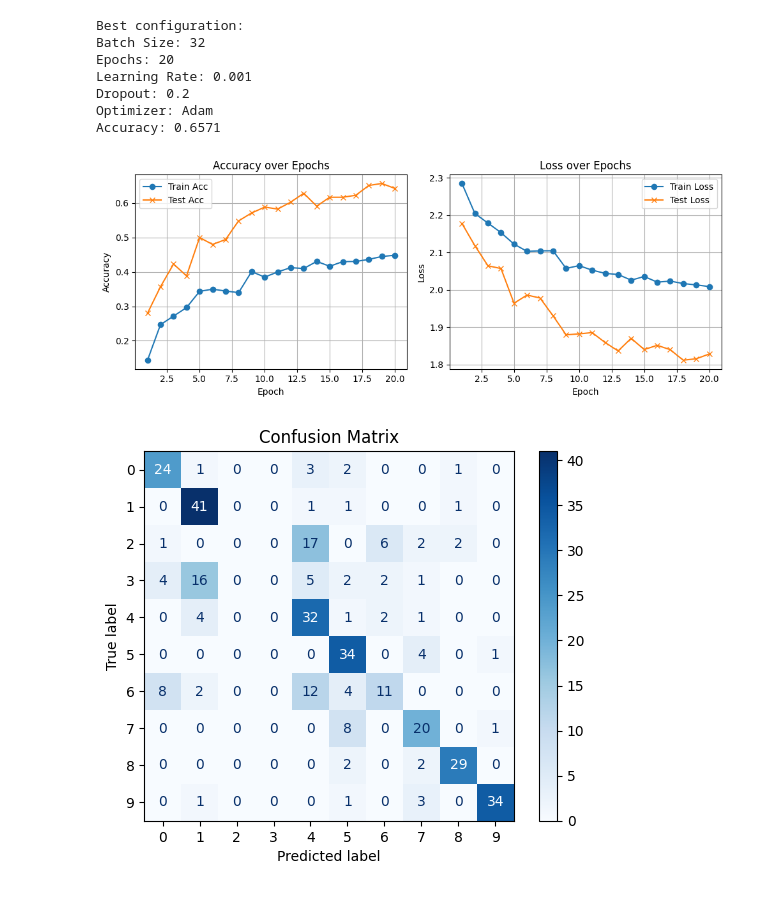
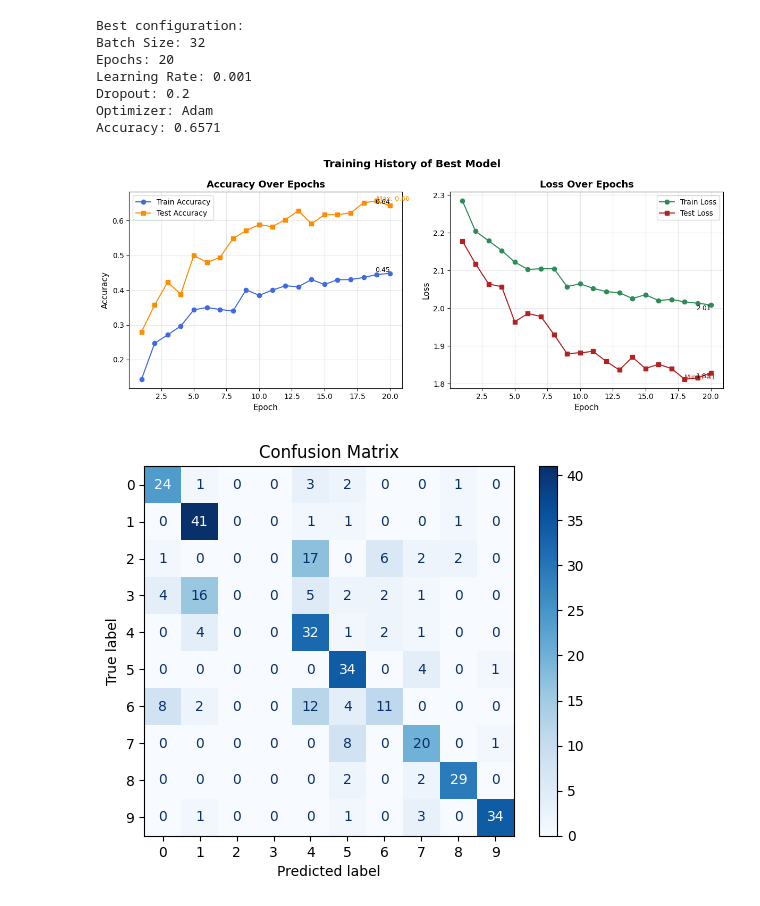
Before and after one commit to volodymyrkir/python_neural_nets, a Jupyter notebook: tasks/course_5/task_2.ipynb, the cells around one changed output. Drawn from its saved outputs; the diff is of its cells as text; code cells hidden in the pictures.

```diff
--- a/tasks/course_5/task_2.ipynb
+++ b/tasks/course_5/task_2.ipynb
@@ -238,32 +281,43 @@ Accuracy: 0.6571
 # %%
 best_history = best_result[6]
 train_accs, train_losses, test_accs, test_losses = zip(*best_history)
-
 epochs = range(1, len(train_accs) + 1)
 
-plt.figure(figsize=(10, 4))
+plt.figure(figsize=(12, 5))
+
 plt.subplot(1, 2, 1)
-plt.plot(epochs, train_accs, label='Train Acc', marker='o')
-plt.plot(epochs, test_accs, label='Test Acc', marker='x')
-plt.title('Accuracy over Epochs')
-plt.xlabel('Epoch')
-plt.ylabel('Accuracy')
+plt.plot(epochs, train_accs, label='Train Accuracy', marker='o', color='royalblue')
+plt.plot(epochs, test_accs, label='Test Accuracy', marker='s', color='darkorange')
+
+plt.text(epochs[-1], train_accs[-1], f"{train_accs[-1]:.2f}", ha='right', va='bottom', fontsize=9)
+plt.text(epochs[-1], test_accs[-1], f"{test_accs[-1]:.2f}", ha='right', va='bottom', fontsize=9)
+plt.text(np.argmax(test_accs)+1, max(test_accs), f"Max: {max(test_accs):.2f}", color='darkorange', fontsize=9)
+
+plt.title('Accuracy Over Epochs', fontsize=13, weight='bold')
+plt.xlabel('Epoch', fontsize=11)
+plt.ylabel('Accuracy', fontsize=11)
 plt.legend()
-plt.grid(True)
+plt.grid(alpha=0.3)
 
 plt.subplot(1, 2, 2)
-plt.plot(epochs, train_losses, label='Train Loss', marker='o')
-plt.plot(epochs, test_losses, label='Test Loss', marker='x')
-plt.title('Loss over Epochs')
-plt.xlabel('Epoch')
-plt.ylabel('Loss')
+plt.plot(epochs, train_losses, label='Train Loss', marker='o', color='seagreen')
+plt.plot(epochs, test_losses, label='Test Loss', marker='s', color='firebrick')
+
+plt.text(epochs[-1], train_losses[-1], f"{train_losses[-1]:.2f}", ha='right', va='top', fontsize=9)
+plt.text(epochs[-1], test_losses[-1], f"{test_losses[-1]:.2f}", ha='right', va='top', fontsize=9)
+plt.text(np.argmin(test_losses)+1, min(test_losses), f"Min: {min(test_losses):.2f}", color='firebrick', fontsize=9)
+
+plt.title('Loss Over Epochs', fontsize=13, weight='bold')
+plt.xlabel('Epoch', fontsize=11)
+plt.ylabel('Loss', fontsize=11)
 plt.legend()
-plt.grid(True)
+plt.grid(alpha=0.3)
 
+plt.suptitle("Training History of Best Model", fontsize=14, weight='bold')
 plt.tight_layout()
 plt.show()
 # %% [output]
-[figure, old version]
+[figure, new version]
 # %%
 batch_size = best_result[0]
 _, test_loader = get_data_loader(batch_size)
```
Also changed, not shown: parts of 2 cells of this notebook.
